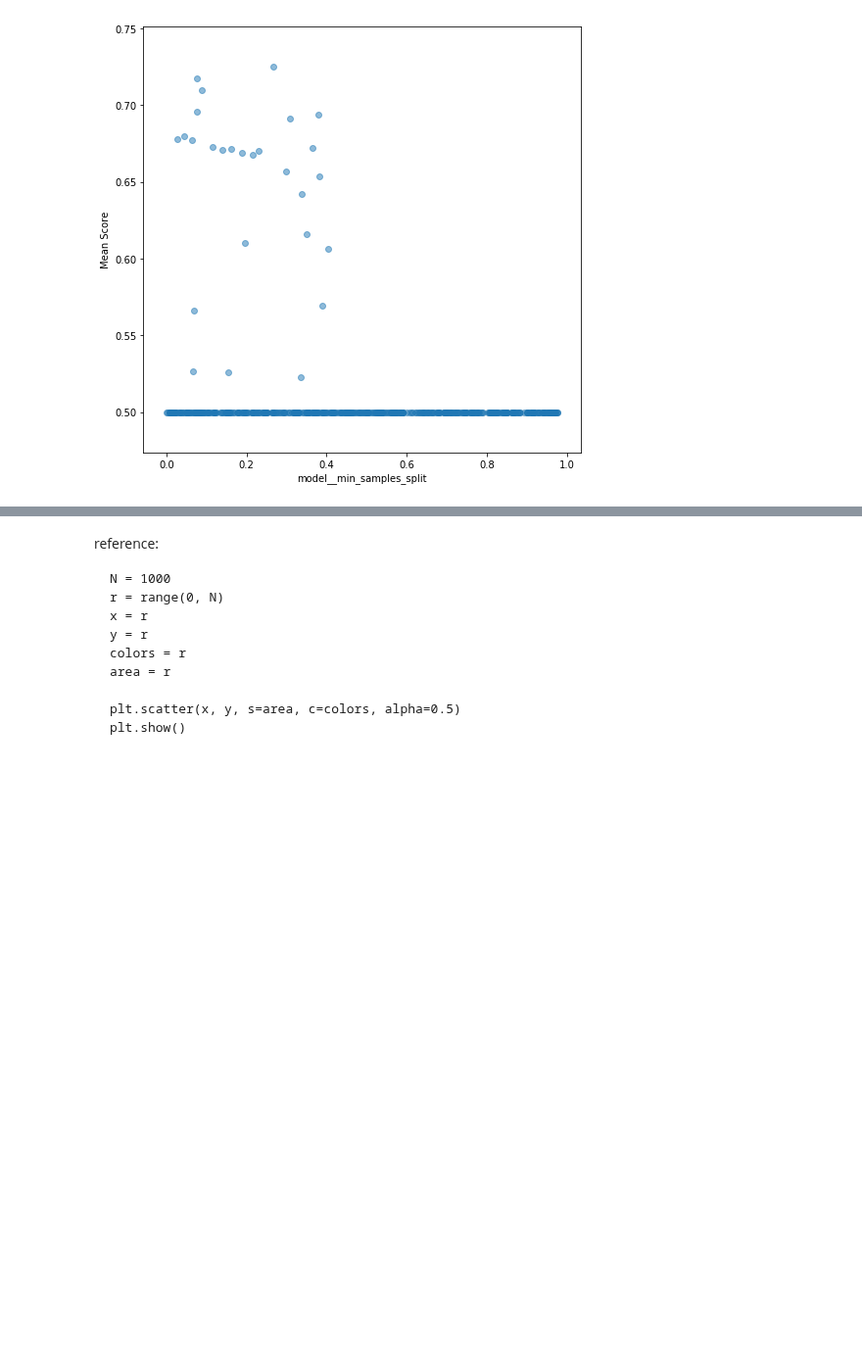
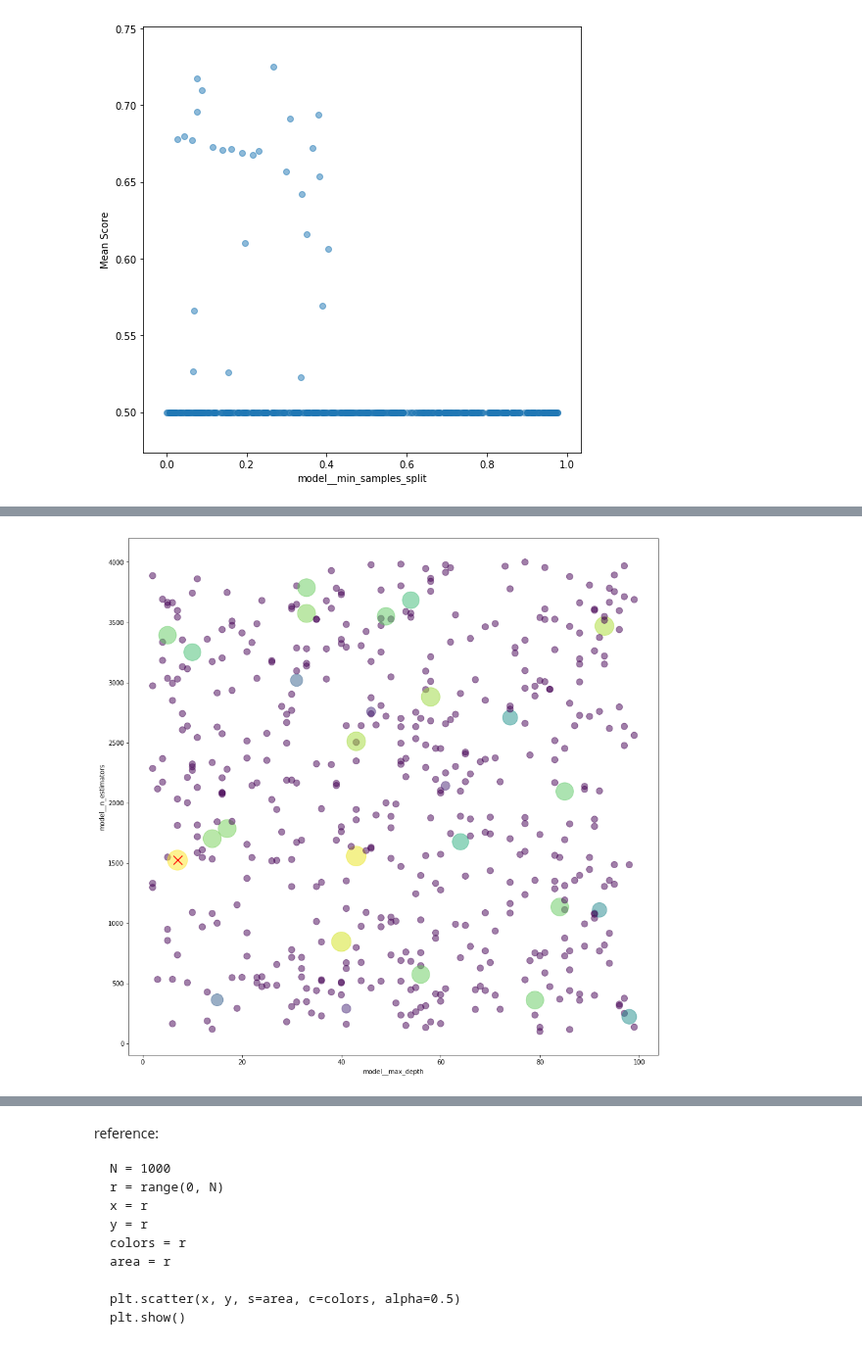
Before and after one commit to shane-kercheval/udacity, a Jupyter notebook: data_scientist_nanodegree/projects/p1_charityml/custom v2/ExtraTrees_RandomizedSearch_sklearn.ipynb, the cells around one changed output, grey strips where cells are left out. Shown at 98% size. Drawn from its saved outputs; the diff is of its cells as text; code cells hidden in the pictures; blank space fills up the shorter version.

```diff
--- a/data_scientist_nanodegree/projects/p1_charityml/custom v2/ExtraTrees_RandomizedSearch_sklearn.ipynb
+++ b/data_scientist_nanodegree/projects/p1_charityml/custom v2/ExtraTrees_RandomizedSearch_sklearn.ipynb
@@ -627,7 +640,9 @@ grid_search.best_score_, grid_search.best_params_
 # %%
-x_label = 'model__base_estimator__max_depth'
+x_label = 'model__max_depth'
 y_label = 'model__n_estimators'
 compare_two_parameters(x_label, y_label)
+# %% [output]
+[figure, added]
 # %%
 grid_search.best_score_, grid_search.best_params_
 # %%
```
Also changed, not shown: parts of 5 cells of this notebook.
